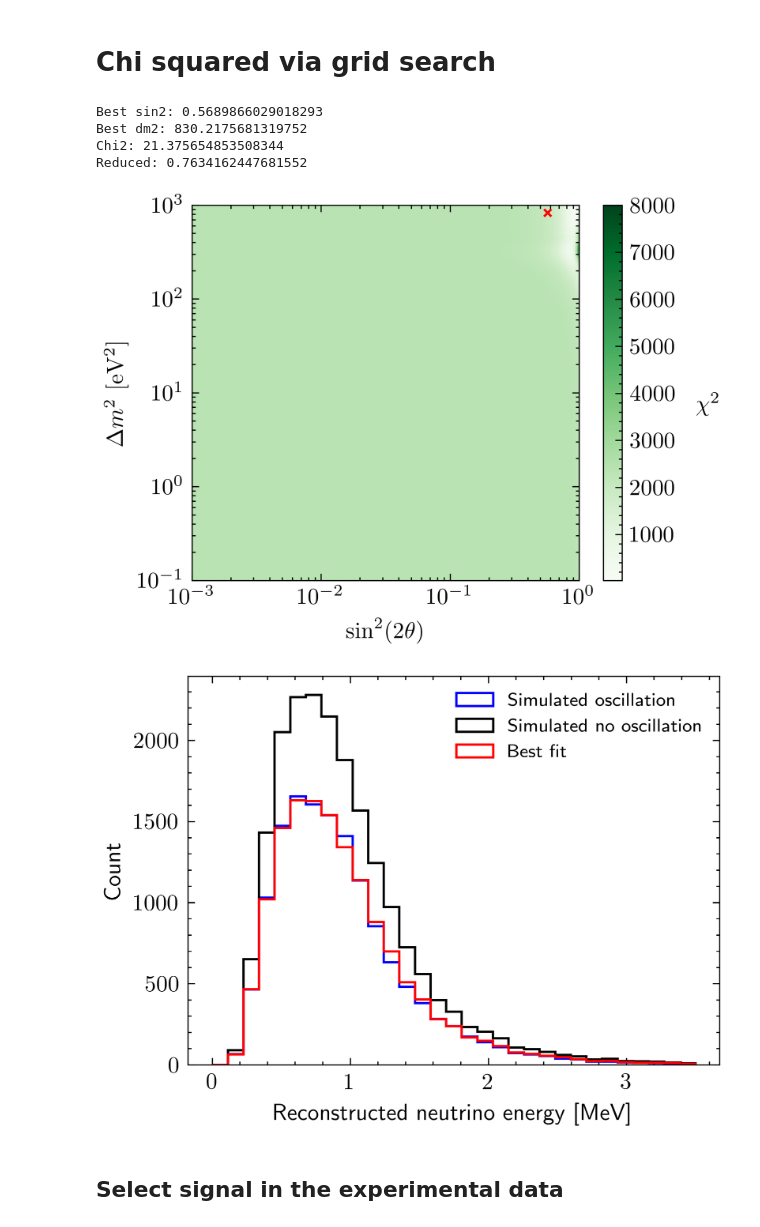
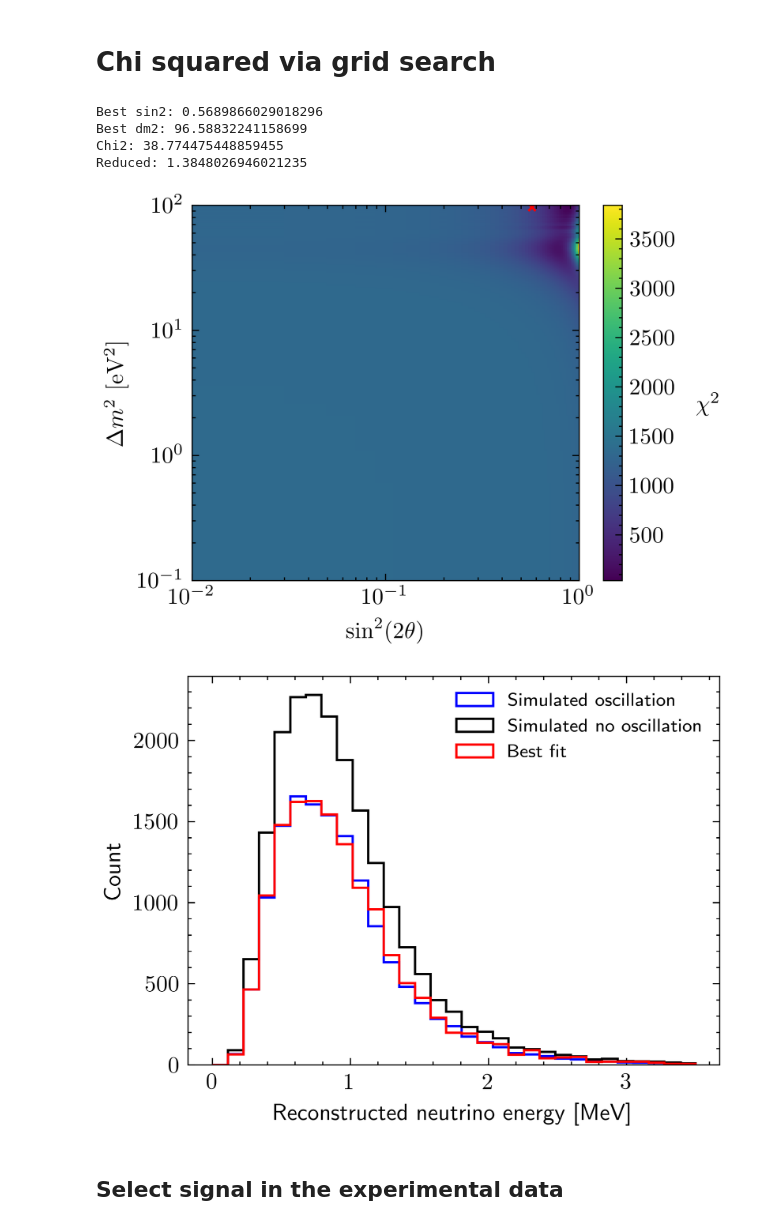
Before and after one commit to wnguyen1312/Neutrino-Oscillation, a Jupyter notebook: notebooks/ML Selection.ipynb, the cells around one changed output. Cells and saved outputs as stored; diff of their text form; code cells hidden in the pictures.

```diff
--- a/notebooks/ML Selection.ipynb
+++ b/notebooks/ML Selection.ipynb
@@ -324,7 +324,7 @@ centers = 0.5*(edges[:-1] + edges[1:])
 valid = osc_count > 0
 exp_fit = osc_count[valid]
 E_valid = centers[valid]
-sigma = np.sqrt(exp_fit)
+sigma = np.sqrt(exp_fit) + 0.15*exp_fit
 
 # -----------------------------------
 # 2. Un-oscillated simulation histogram
@@ -349,7 +349,7 @@ def oscillation_model(_, sin2, dm2):
 # -----------------------------------
 unc = np.sqrt(sigma**2 + no_osc_count[valid]) # add Poisson unc in two datasets in quadrature
 p0 = [0.5, 11]
-popt, pcov = curve_fit(oscillation_model, E_valid, exp_fit, p0=p0, sigma=unc, absolute_sigma=True,
+popt, pcov = curve_fit(oscillation_model, E_valid, exp_fit, p0=p0, sigma=sigma, absolute_sigma=True,
                       bounds=([0, 0.1], [1, 100]))
 sin2_best, dm2_best = popt
 sin2_err, dm2_err = np.sqrt(np.diag(pcov))
@@ -421,8 +431,8 @@ array([  80.67694996, 1762.56341845, 3098.16096318, 3322.88328241,
 # -----------------------------------
 # Parameter grid
 # -----------------------------------
-sin2_grid = np.logspace(-3, 0, 50)
-dm2_grid = np.logspace(-1, 3, 100)
+sin2_grid = np.logspace(-2, 0, 50)
+dm2_grid = np.logspace(-1, 2, 200)
 
 chi2_map = np.zeros((len(sin2_grid), len(dm2_grid)))
 
@@ -437,9 +447,9 @@ for i, s in enumerate(sin2_grid):
         P = calculate_prob(s, d, 0.47, no_osc_energy)
         model_full, _ = np.histogram(no_osc_energy, bins=E_bin,
                                      weights=no_osc_weight * P)
-        model = model_full[valid]
+        fit = model_full[valid]
 
-        chi2 = np.sum(((exp_fit - model) / sigma)**2)
+        chi2 = np.sum(((exp_fit - fit) / sigma)**2)
         chi2_map[i, j] = chi2
 
         if chi2 < best_chi2:
@@ -459,10 +469,10 @@ P_best = calculate_prob(sin2_best, dm2_best, 0.47, no_osc_energy)
 best_full, _ = np.histogram(no_osc_energy, bins=E_bin,
                             weights=no_osc_weight * P_best)
 # %% [output]
-Best sin2: 0.5689866029018293
-Best dm2: 830.2175681319752
-Chi2: 21.375654853508344
-Reduced: 0.7634162447681552
+Best sin2: 0.5689866029018296
+Best dm2: 96.58832241158699
+Chi2: 38.774475448859455
+Reduced: 1.3848026946021235
 # %%
 # -----------------------------------
 # Plot chi2 map
@@ -471,39 +481,39 @@ plt.figure(dpi=600, figsize=(4,3))
 
 extent = [sin2_grid[0], sin2_grid[-1], dm2_grid[0], dm2_grid[-1]]
 plt.imshow(chi2_map.T, origin='lower', aspect='auto',
-           extent=extent, cmap='Greens', vmax=8e3)
+           extent=extent,)
 cbar = plt.colorbar()
 cbar.set_label(r'$\chi^2$', labelpad=14, rotation = 0)
 plt.scatter(sin2_best, dm2_best, color='red', s=10, marker='x')
 plt.ylabel(r'$\Delta m^2 \ [\mathrm{eV^2}]$')
 plt.xlabel(r'$\sin^2(2\theta)$')
 plt.yscale('log')
 plt.xscale('log')
 plt.tight_layout()
 plt.show()
 
 # -----------------------------------
 # Plot histograms
 # -----------------------------------
 plt.figure(dpi=600, figsize=(4,3))
 ax1 = plt.gca()
 
 ax1.hist(osc_energy, bins=E_bin, weights=osc_weight,
          histtype='step', color='blue', label='Simulated oscillation')
 ax1.hist(no_osc_energy, bins=E_bin, weights=no_osc_weight,
          histtype='step', color='black', label='Simulated no oscillation')
 ax1.hist(no_osc_energy, bins=E_bin,
          weights=no_osc_weight * P_best,
          histtype='step', color='red', label='Best fit')
 
 ax1.set_xlabel('Reconstructed neutrino energy [MeV]')
 ax1.set_ylabel('Count')
 ax1.legend(fontsize=8)
 plt.tight_layout()
 plt.show()
 # %% [output]
-[figure, old version]
+[figure, new version]
-[figure, old version]
+[figure, new version]
 # %% [markdown]
 ## Select signal in the experimental data
 # %%
```
Also changed, not shown: parts of 8 cells of this notebook.
